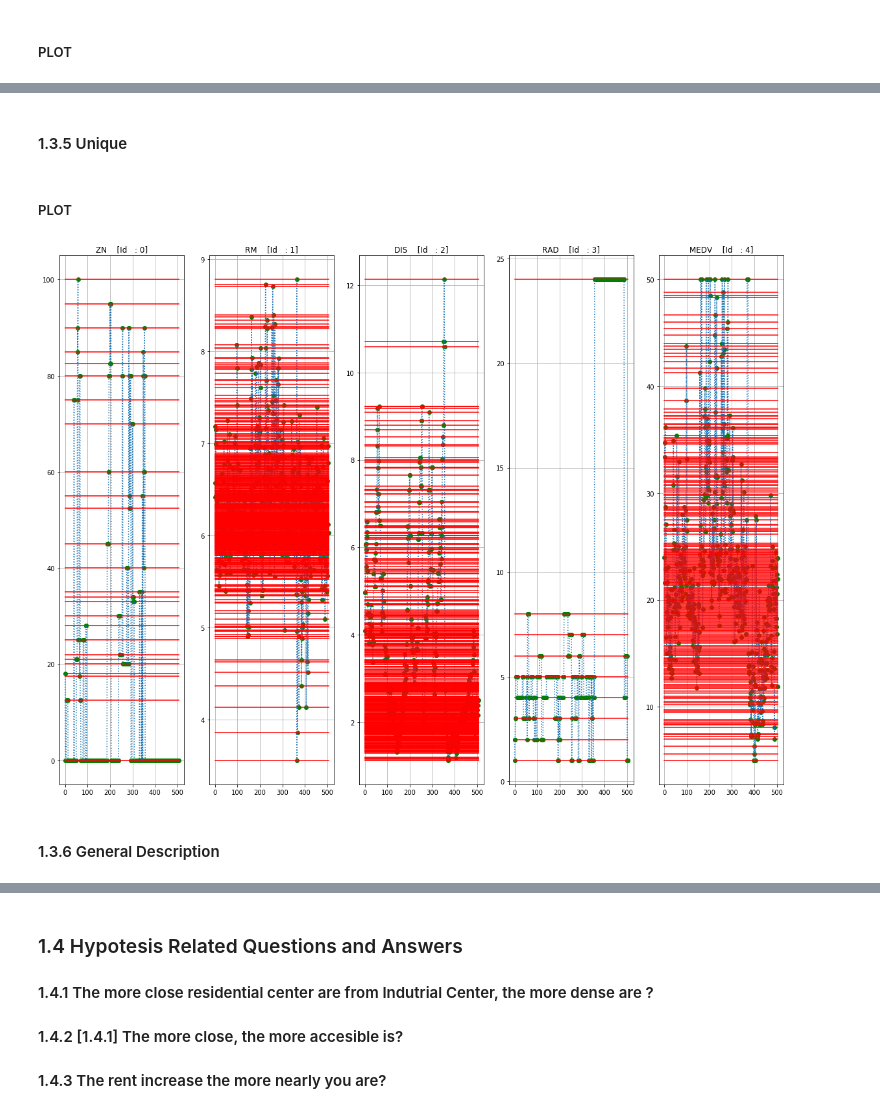
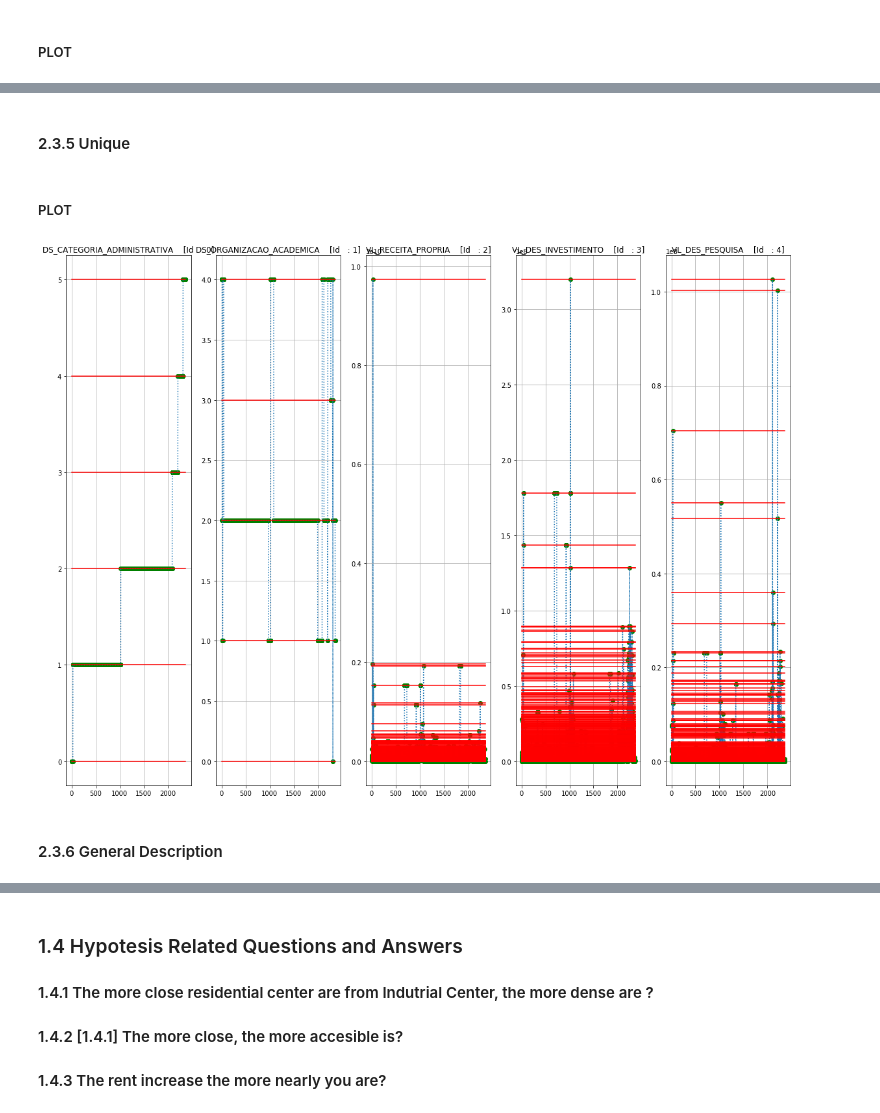
Before and after one commit to jahirmedinacs/datamining-p1, a Jupyter notebook: Practica1.ipynb, the cells around one changed output, grey strips where cells are left out. Saved outputs shown, nothing was run; the diff lists cells and outputs as text; code cells hidden in the pictures.

```diff
--- a/Practica1.ipynb
+++ b/Practica1.ipynb
@@ -455,0 +460,28 @@ Index(['ZN', 'RM', 'DIS', 'RAD', 'MEDV'], dtype='object')
+# %%
+cat_admin_labels = np.unique(case_ieducations_dataset.iloc[:, 0]).copy()
+cat_organ_labels = np.unique(case_ieducations_dataset.iloc[:, 1]).copy()
+
+print("\n\t\tDS_CATEGORIA_ADMINISTRATIVA\t:\n", cat_admin_labels, "\n",
+      "\n\t\tDS_ORGANIZACAO_ACADEMICA\t:\n",cat_organ_labels, "\n\n")
+
+# admin
+ii = 0
+labels = cat_admin_labels
+temp_array = np.zeros(case_ieducations_dataset.shape[0], dtype=np.uint)
+for dummy_category in labels:
+    temp_whereis = (case_ieducations_dataset.iloc[:, ii] == dummy_category).astype(np.uint)
+    temp_quantiv = np.where(labels == dummy_category)[0]
+    temp_array +=  temp_whereis * np.uint(temp_quantiv)
+
+case_ieducations_dataset.iloc[:, ii] = temp_array.T.copy()
+
+# organ
+ii = 1
+labels = cat_organ_labels
+temp_array = np.zeros(case_ieducations_dataset.shape[0], dtype=np.uint)
+for dummy_category in labels:
+    temp_whereis = (case_ieducations_dataset.iloc[:, ii] == dummy_category).astype(np.uint)
+    temp_quantiv = np.where(labels == dummy_category)[0]
+    temp_array +=  temp_whereis * np.uint(temp_quantiv)
+
+case_ieducations_dataset.iloc[:, ii] = temp_array.T.copy()
@@ -455,0 +497,5 @@ Index(['ZN', 'RM', 'DIS', 'RAD', 'MEDV'], dtype='object')
+# %%
+case_ieducations_dataset = case_ieducations_dataset.sort_values(["DS_CATEGORIA_ADMINISTRATIVA", "DS_ORGANIZACAO_ACADEMICA"], ascending=[1, 0])
+case_ieducations_dataset = case_ieducations_dataset.reset_index(drop=[0])
+
+print(case_ieducations_dataset.iloc[10:15, :])
@@ -565,11 +574,11 @@ dummy_DataFrame_plotter(case_data_Boston,
 # %% [markdown]
 #### 1.3.3 Mode
 # %%
-mode_Boston = case_data_Boston.mode(axis=1, numeric_only=True).copy()
+mode_ieducations = case_ieducations_dataset.mode(axis=1, numeric_only=True).copy()
 
 histogram_container = []
-for id_columns in range(mode_Boston.shape[1]):
-    temp_bins, temp_ocurr = np.unique(mode_Boston.dropna().iloc[:, id_columns],
+for id_columns in range(mode_ieducations.shape[1]):
+    temp_bins, temp_ocurr = np.unique(mode_ieducations.dropna().iloc[:, id_columns],
                                               return_counts=True)
 
     histogram_container.append([copy(temp_ocurr), copy(temp_bins)])
@@ -601,23 +610,23 @@ dummy_DataFrame_plotter(case_data_Boston,
 # %% [markdown]
-#### 1.3.5 Unique
+#### 2.3.5 Unique
 # %%
 unique_container = []
-for id_columns in range(case_data_Boston.shape[1]):
-    unique_temp = np.unique(case_data_Boston.dropna().iloc[:, id_columns])
+for id_columns in range(case_ieducations_dataset.shape[1]):
+    unique_temp = np.unique(case_ieducations_dataset.dropna().iloc[:, id_columns])
     unique_container.append(unique_temp)
 # %% [markdown]
 ##### PLOT
 # %%
-dummy_DataFrame_plotter(case_data_Boston,
+dummy_DataFrame_plotter(case_ieducations_dataset,
                         grid_subplot=[1,5],
                         plot_size=(20,15),
                         grid=True,
                         mixed_style=True,
                         plot_style=['go', ':'],
                         have_lines=True,
                         constant_values=unique_container).show()
 # %% [output]
-[figure, old version]
+[figure, new version]
 # %% [markdown]
-#### 1.3.6 General Description
+#### 2.3.6 General Description
 # %%
```
Also changed, not shown: parts of 23 cells of this notebook.
